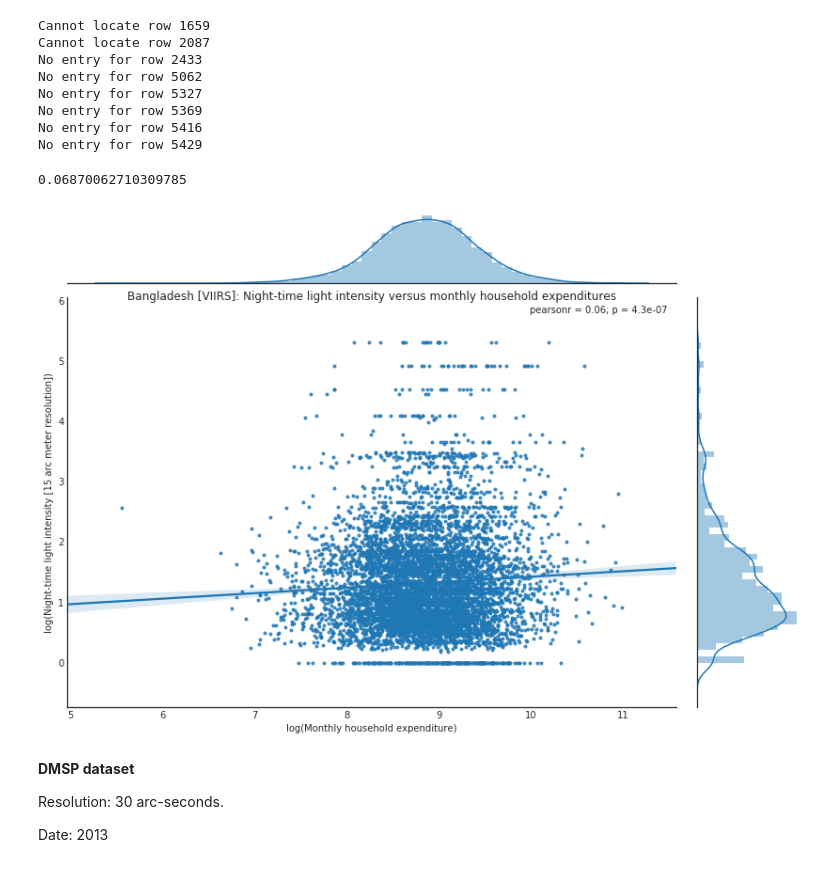
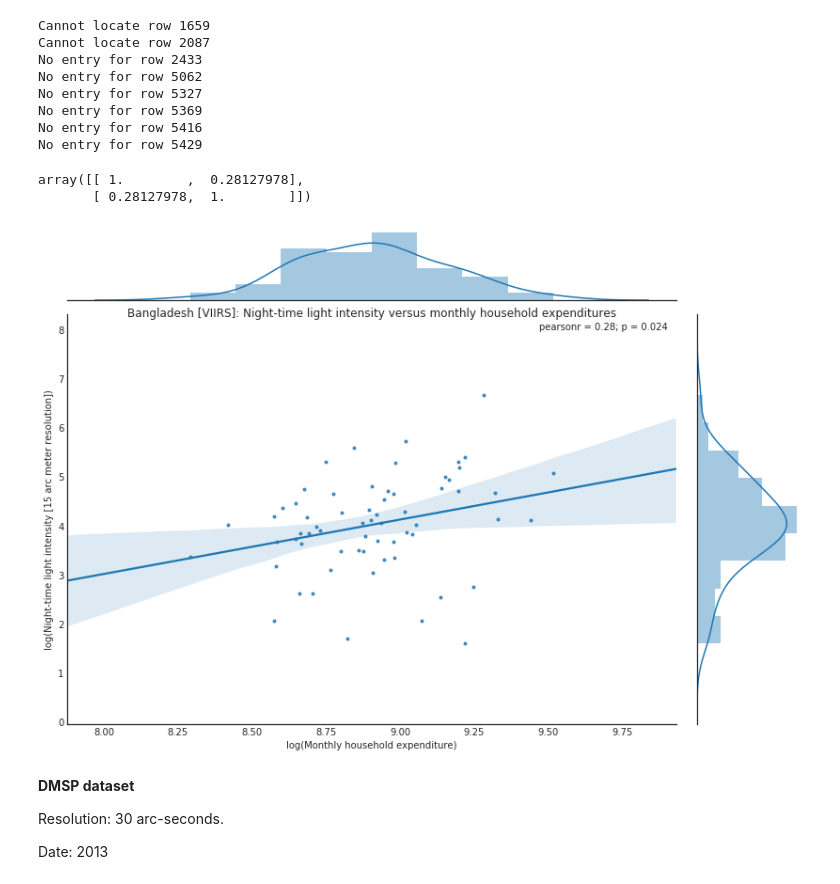
Before and after one commit to chrisyeh96/india-poverty, a Jupyter notebook: baselines/baselines.ipynb, the cells around one changed output. Cells and saved outputs as stored; diff of their text form; code cells hidden in the pictures.

```diff
--- a/baselines/baselines.ipynb
+++ b/baselines/baselines.ipynb
@@ -107,19 +140,19 @@ visualize_viirs(90.1959352984, 22.6341331408)
 # %% [output]
 [figure]
 # %%
-diameter = 32
-for i in range(len(bangladesh_2015)):
-  lat = bangladesh_2015["lat"][i]
-  lng = bangladesh_2015["long"][i]
+diameter = 5
+for i, idx in enumerate(bangladesh_2015.index):
+  lat = bangladesh_2015["lat"][idx]
+  lng = bangladesh_2015["long"][idx]
   if np.isnan(lat) or np.isnan(lng):
-    print("Cannot locate row {}".format(i))
+    print("Cannot locate row {}".format(idx))
     continue
   x, y = viirs_props.lonlat2colrow(lng, lat)
   patch = viirs_tif.ReadAsArray(x - diameter // 2, y - diameter // 2, diameter, diameter)
   if patch is None:
-    print("No entry for row {}".format(i))
+    print("No entry for row {}".format(idx))
   else:
-    viirs_night_intensities[i] = np.max(patch)
+    viirs_night_intensities["bangladesh"][i] = np.max(patch)
 # %% [output]
 Cannot locate row 1659
 Cannot locate row 2087
@@ -129,4 +162,10 @@ No entry for row 5327
 No entry for row 5369
 No entry for row 5416
 No entry for row 5429
+# %%
+district_to_idx = dict(zip(set(bangladesh_grouped.index), range(len(bangladesh_grouped.index))))
+# %%
+for i, idx in enumerate(bangladesh_2015.index):
+  district = bangladesh_2015["District"][i]
+  viirs_night_intensities["bangladesh_grouped"][district_to_idx[district]] += viirs_night_intensities["bangladesh"][i]
 # %%
@@ -139,4 +176,4 @@ df_viirs_filt = df_viirs[df_viirs["totexp_m"] > 0]
-# %%
-df_viirs_filt["totexp_m"].corr(df_viirs_filt["viirs"])
-# %% [output]
-0.06870062710309785
+# %%
+df_viirs = pd.concat([pd.Series(viirs_night_intensities["bangladesh_grouped"], name="viirs"),
+                      bangladesh_grouped.reset_index(drop=True)], axis=1)
+df_viirs_filt = df_viirs[df_viirs["totexp_m"] > 0]
@@ -143,9 +186,14 @@ df_viirs_filt["totexp_m"].corr(df_viirs_filt["viirs"])
+# %%
+np.corrcoef(np.log(df_viirs_filt["viirs"] + 1), np.log(df_viirs_filt["totexp_m"] + 1))
+# %% [output]
+array([[ 1.        ,  0.28127978],
+       [ 0.28127978,  1.        ]])
 # %%
 fig = sns.jointplot(np.log(df_viirs_filt["totexp_m"]), np.log(df_viirs_filt["viirs"] + 1),
-                    kind="reg", size=8, marker=".")
+                    size=8, marker=".", kind="reg")
 fig.fig.set_size_inches((12, 8))
 fig.ax_joint.set(ylabel="log(Night-time light intensity [15 arc meter resolution])",
                  xlabel="log(Monthly household expenditure)")
 fig.ax_joint.set_title("Bangladesh [VIIRS]: Night-time light intensity versus monthly household expenditures", y=0.98);
 # %% [output]
-[figure, old version]
+[figure, new version]
```
Also changed, not shown: parts of 83 cells of this notebook, 3 other files.
